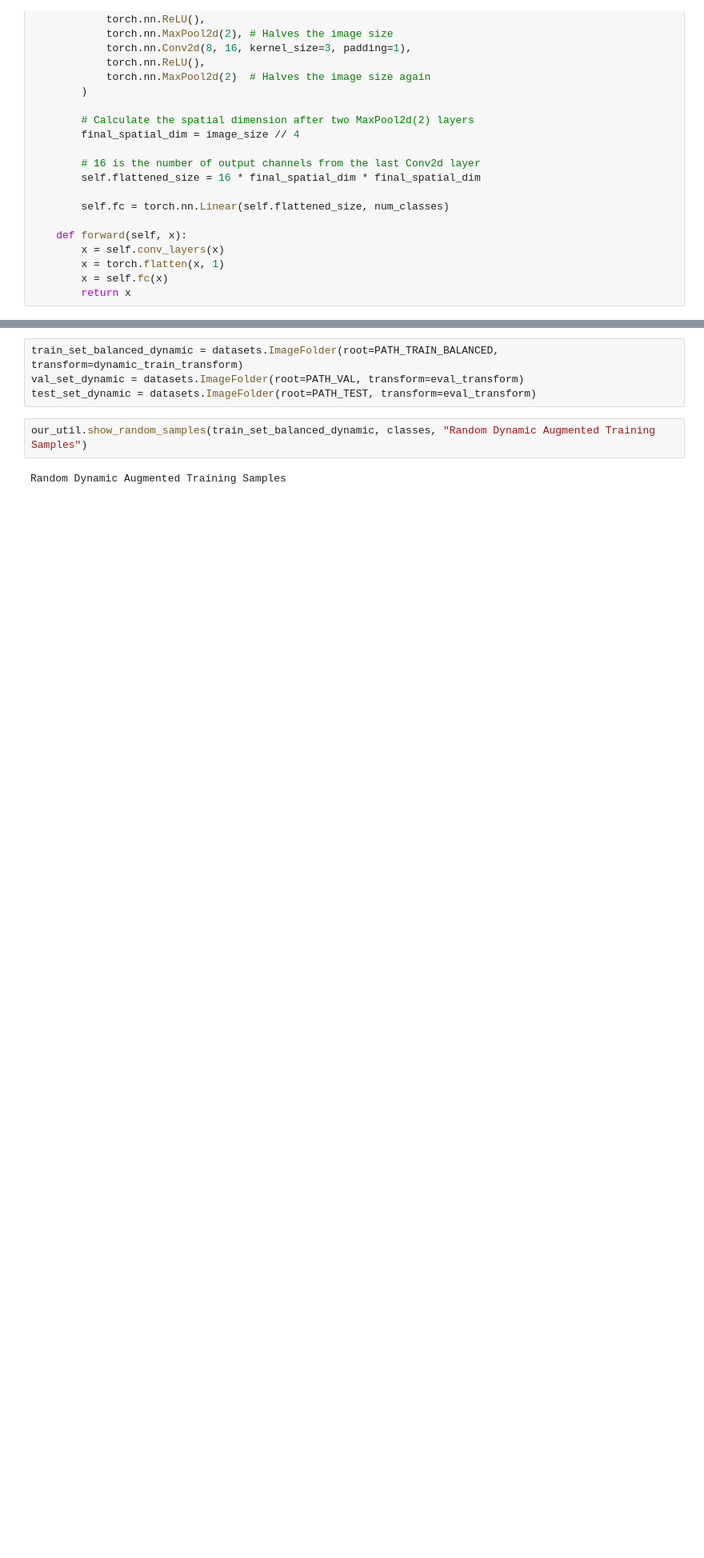
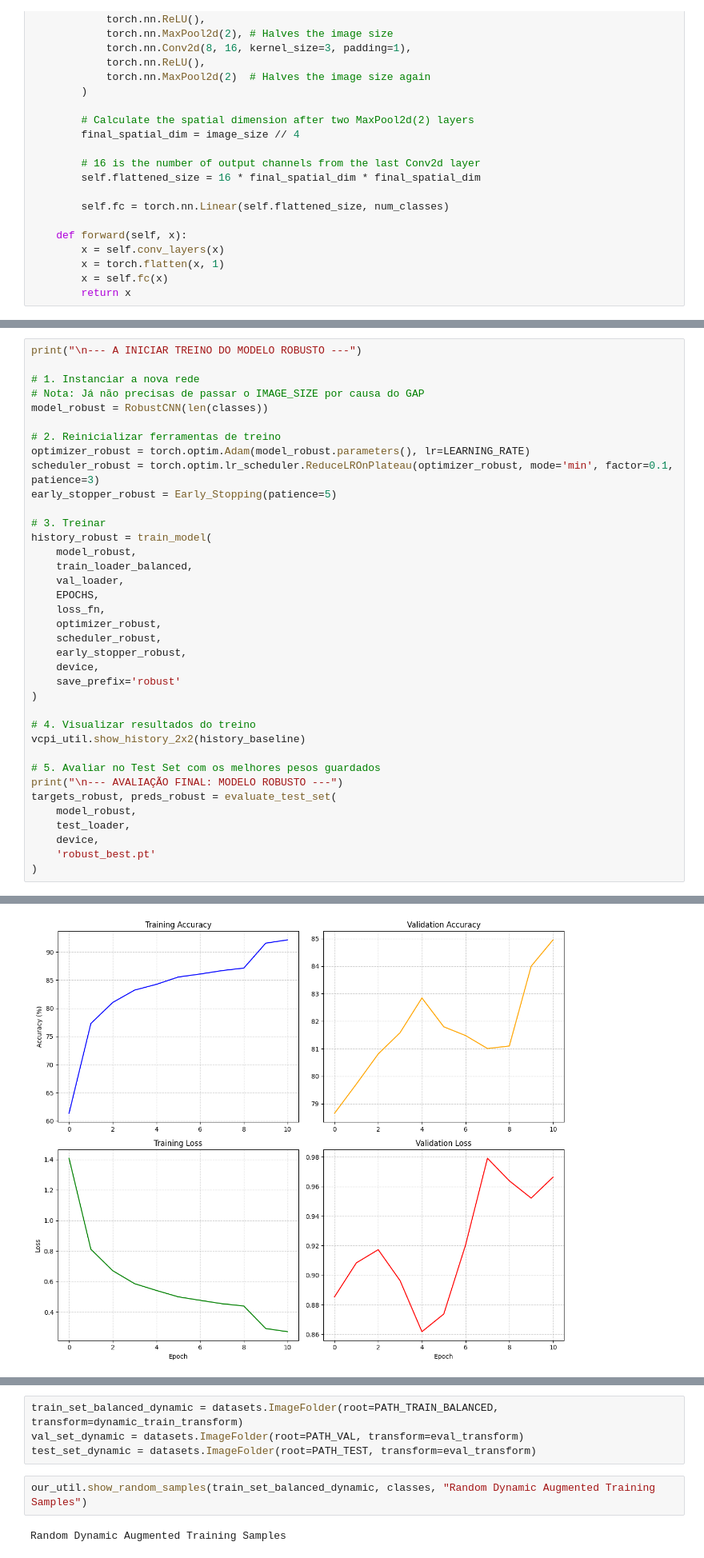
Before and after one commit to Pauloarf/VCPI2526, a Jupyter notebook: VC/src/Report.ipynb, the cells around one changed output, grey strips where cells are left out. Shown at 80% size. Saved outputs shown, nothing was run; the diff lists cells and outputs as text; blank space fills up the shorter version.

```diff
--- a/VC/src/Report.ipynb
+++ b/VC/src/Report.ipynb
@@ -435,0 +531,38 @@ Confusion Matrix:
+# %%
+print("\n--- A INICIAR TREINO DO MODELO ROBUSTO ---")
+
+# 1. Instanciar a nova rede
+# Nota: Já não precisas de passar o IMAGE_SIZE por causa do GAP
+model_robust = RobustCNN(len(classes))
+
+# 2. Reinicializar ferramentas de treino
+optimizer_robust = torch.optim.Adam(model_robust.parameters(), lr=LEARNING_RATE)
+scheduler_robust = torch.optim.lr_scheduler.ReduceLROnPlateau(optimizer_robust, mode='min', factor=0.1, patience=3)
+early_stopper_robust = Early_Stopping(patience=5)
+
+# 3. Treinar
+history_robust = train_model(
+    model_robust,
+    train_loader_balanced,
+    val_loader,
+    EPOCHS,
+    loss_fn,
+    optimizer_robust,
+    scheduler_robust,
+    early_stopper_robust,
+    device,
+    save_prefix='robust'
+)
+
+# 4. Visualizar resultados do treino
+vcpi_util.show_history_2x2(history_baseline)
+
+# 5. Avaliar no Test Set com os melhores pesos guardados
+print("\n--- AVALIAÇÃO FINAL: MODELO ROBUSTO ---")
+targets_robust, preds_robust = evaluate_test_set(
+    model_robust,
+    test_loader,
+    device,
+    'robust_best.pt'
+)
+# %% [output]
@@ -435,0 +586 @@ Confusion Matrix:
+[figure, added]
```
Also changed, not shown: parts of 32 cells of this notebook, 7 other files.
